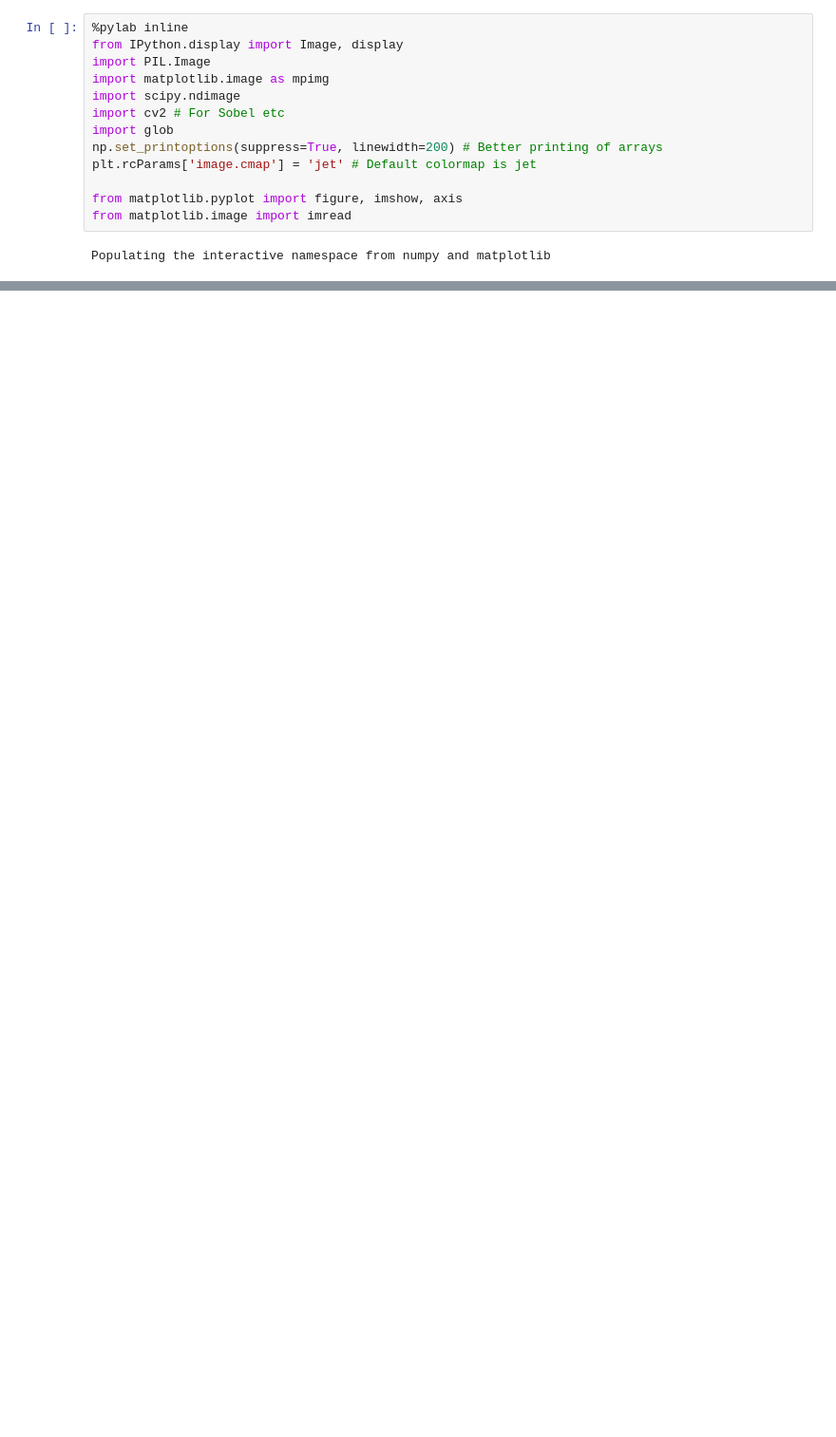
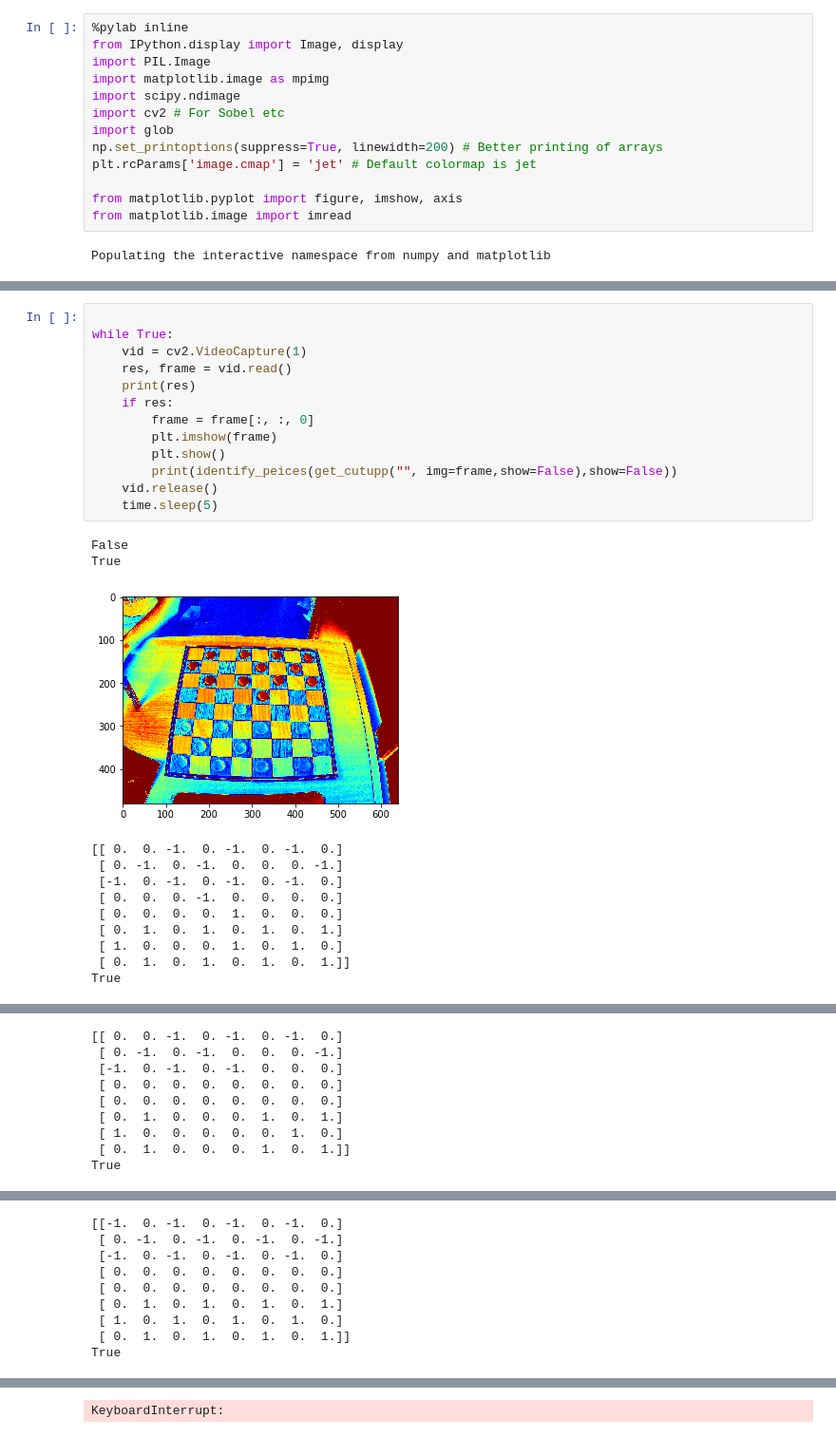
Before and after one commit to alexkassil/playing-the-computer, a Jupyter notebook: ChessboardDetect/SimpleDetect.ipynb, the cells around one changed output, grey strips where cells are left out. Shown at 95% size. Drawn from its saved outputs; the diff is of its cells as text; blank space fills up the shorter version.

```diff
--- a/ChessboardDetect/SimpleDetect.ipynb
+++ b/ChessboardDetect/SimpleDetect.ipynb
@@ -592,0 +629,26 @@ from checkers import CheckerGame
+# %%
+
+while True:
+    vid = cv2.VideoCapture(1)
+    res, frame = vid.read()
+    print(res)
+    if res:
+        frame = frame[:, :, 0]
+        plt.imshow(frame)
+        plt.show()
+        print(identify_peices(get_cutupp("", img=frame,show=False),show=False))
+    vid.release()
+    time.sleep(5)
+# %% [output]
+False
+True
+[figure, added]
+[[ 0.  0. -1.  0. -1.  0. -1.  0.]
+ [ 0. -1.  0. -1.  0.  0.  0. -1.]
+ [-1.  0. -1.  0. -1.  0. -1.  0.]
+ [ 0.  0.  0. -1.  0.  0.  0.  0.]
+ [ 0.  0.  0.  0.  1.  0.  0.  0.]
+ [ 0.  1.  0.  1.  0.  1.  0.  1.]
+ [ 1.  0.  0.  0.  1.  0.  1.  0.]
+ [ 0.  1.  0.  1.  0.  1.  0.  1.]]
+True
@@ -592,0 +656,9 @@ from checkers import CheckerGame
+[[ 0.  0. -1.  0. -1.  0. -1.  0.]
+ [ 0. -1.  0. -1.  0.  0.  0. -1.]
+ [-1.  0. -1.  0. -1.  0.  0.  0.]
+ [ 0.  0.  0.  0.  0.  0.  0.  0.]
+ [ 0.  0.  0.  0.  0.  0.  0.  0.]
+ [ 0.  1.  0.  0.  0.  1.  0.  1.]
+ [ 1.  0.  0.  0.  0.  0.  1.  0.]
+ [ 0.  1.  0.  0.  0.  1.  0.  1.]]
+True
@@ -592,0 +666,9 @@ from checkers import CheckerGame
+[[-1.  0. -1.  0. -1.  0. -1.  0.]
+ [ 0. -1.  0. -1.  0. -1.  0. -1.]
+ [-1.  0. -1.  0. -1.  0. -1.  0.]
+ [ 0.  0.  0.  0.  0.  0.  0.  0.]
+ [ 0.  0.  0.  0.  0.  0.  0.  0.]
+ [ 0.  1.  0.  1.  0.  1.  0.  1.]
+ [ 1.  0.  1.  0.  1.  0.  1.  0.]
+ [ 0.  1.  0.  1.  0.  1.  0.  1.]]
+True
@@ -592,0 +685 @@ from checkers import CheckerGame
+KeyboardInterrupt:
```
Also changed, not shown: parts of 6 cells of this notebook, 8 other files.
